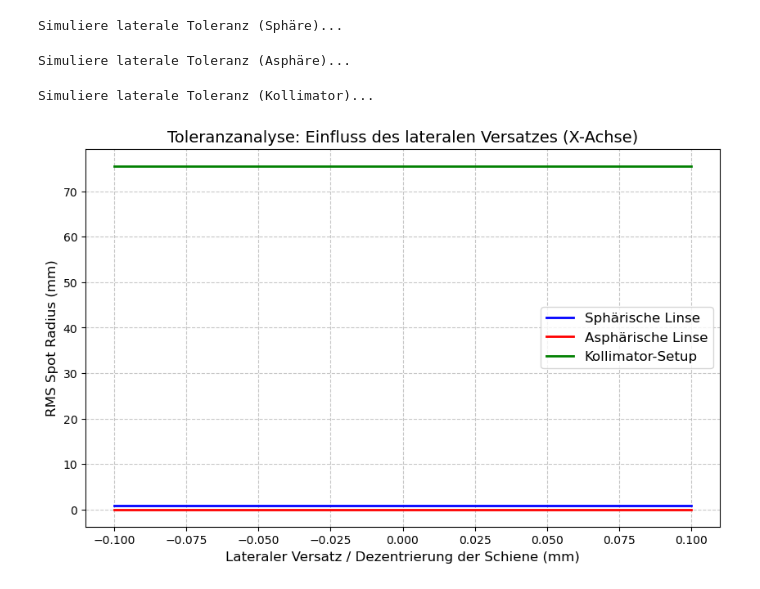
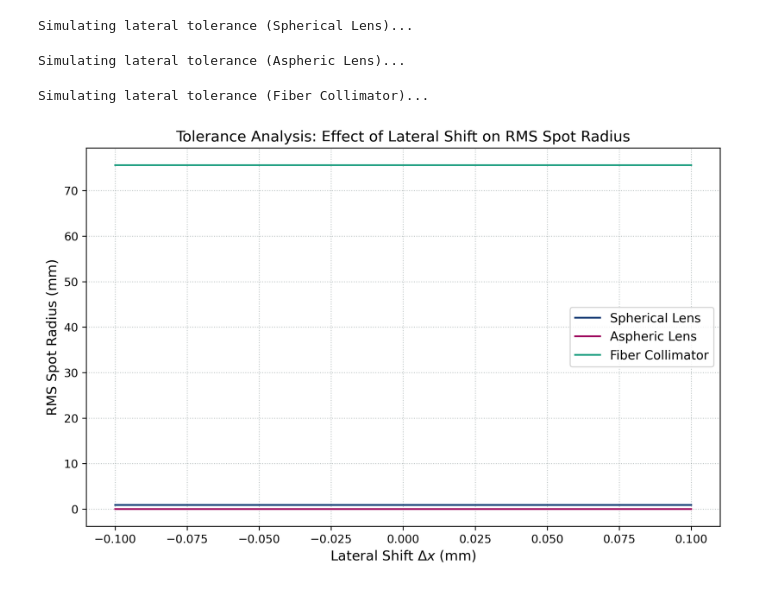
Before and after one commit to CodeTurtleT/lasercom-divergence-control, a Jupyter notebook: optilab_thingy.ipynb, the cells around one changed output. Drawn from its saved outputs; the diff is of its cells as text; code cells hidden in the pictures.

Commit message:
plots

```diff
--- a/optilab_thingy.ipynb
+++ b/optilab_thingy.ipynb
@@ -78,5 +108,4 @@ Simuliere Kollimator...
 # %%
-#laterale (links rechts) toleranz
 def simuliere_laterale_toleranz(url, dx_array):
     lens = load_zemax_file(url)
     rms_spot_radius = []
@@ -95,49 +124,50 @@ def simuliere_laterale_toleranz(url, dx_array):
             # (Wenn Methode A fehlschlägt, kommentiere A aus und nutze diese Zeile)
             # lens.updater.set_decenter_x(surface_number=1, value=x)
             pass
 
         # Bild neu berechnen
         lens.image_solve()
 
         # Spot Radius berechnen und speichern
         spot = analysis.SpotDiagram(lens)
         rms_spot_radius.append(spot.rms_spot_radius()[field_idx][wavelength_idx])
 
     return rms_spot_radius
 
-
+# === 1. Simulation für laterales Spiel durchführen ===
 # Laterales Spiel von -0.1 mm bis +0.1 mm
 dx = np.linspace(-0.1, 0.1, 64)
 
-# === 1. Simulation für laterales Spiel durchführen ===
-print("Simuliere laterale Toleranz (Sphäre)...")
+print("Simulating lateral tolerance (Spherical Lens)...")
 rms_lat_sphaere = simuliere_laterale_toleranz(url_sphaere, dx)
 
-print("Simuliere laterale Toleranz (Asphäre)...")
+print("Simulating lateral tolerance (Aspheric Lens)...")
 rms_lat_asphaere = simuliere_laterale_toleranz(url_asphaere, dx)
 
-print("Simuliere laterale Toleranz (Kollimator)...")
+print("Simulating lateral tolerance (Fiber Collimator)...")
 rms_lat_kolli = simuliere_laterale_toleranz(url_kolli, dx)
 
 # === 2. Ergebnisse plotten ===
 plt.figure(figsize=(10, 6))
 
-# Plot der drei Kurven
-plt.plot(dx, rms_lat_sphaere, label="Sphärische Linse", color="blue", linewidth=2)
-plt.plot(dx, rms_lat_asphaere, label="Asphärische Linse", color="red", linewidth=2)
-plt.plot(dx, rms_lat_kolli, label="Kollimator-Setup", color="green", linewidth=2)
+# Plot der drei Kurven mit wissenschaftlichem Farbschema und englischer Legende
+plt.plot(dx, rms_lat_sphaere, label="Spherical Lens", color="#002F6C")
+plt.plot(dx, rms_lat_asphaere, label="Aspheric Lens", color="#9E005D")
+plt.plot(dx, rms_lat_kolli, label="Fiber Collimator", color="#179C7D")
 
-# Diagramm formatieren
-plt.xlabel("Lateraler Versatz / Dezentrierung der Schiene (mm)", fontsize=12)
-plt.ylabel("RMS Spot Radius (mm)", fontsize=12)
-plt.title("Toleranzanalyse: Einfluss des lateralen Versatzes (X-Achse)", fontsize=14)
-plt.legend(fontsize=12)
-plt.grid(True, linestyle="--", alpha=0.7)
+# Diagramm formatieren (Englisch)
+plt.xlabel("Lateral Shift $\Delta x$ (mm)")
+plt.ylabel("RMS Spot Radius (mm)")
+plt.title("Tolerance Analysis: Effect of Lateral Shift on RMS Spot Radius") # Auskommentiert für sauberen Look im Paper
+plt.legend()
+
+# Plot als druckfähiges PDF speichern
+#plt.savefig("ToleranceAnalysis_Lateral.pdf")
 
 # Plot anzeigen
 plt.show()
 # %% [output]
-Simuliere laterale Toleranz (Sphäre)...
+Simulating lateral tolerance (Spherical Lens)...
-Simuliere laterale Toleranz (Asphäre)...
+Simulating lateral tolerance (Aspheric Lens)...
-Simuliere laterale Toleranz (Kollimator)...
+Simulating lateral tolerance (Fiber Collimator)...
-[figure, old version]
+[figure, new version]
```
Also changed, not shown: parts of 2 cells of this notebook, 1 other file.
